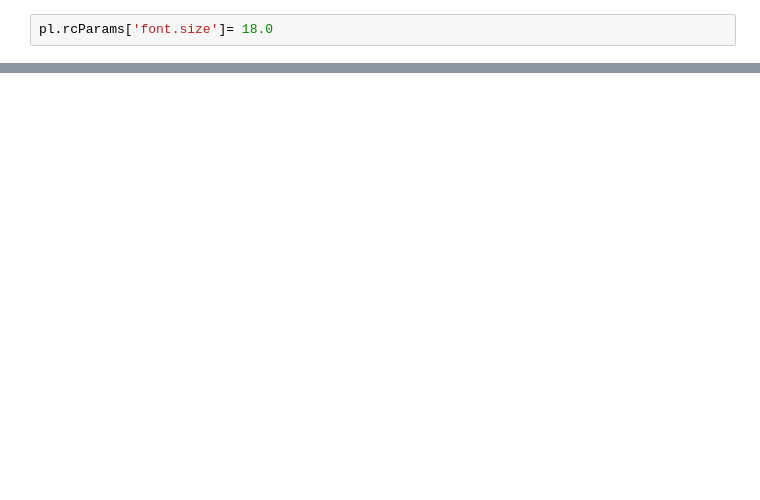
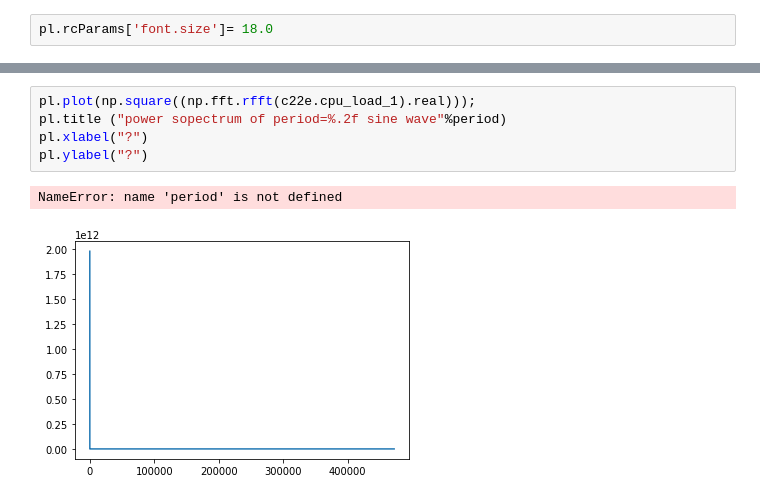
Before and after one commit to sunglyoungKim/TSU-HACK-17, a Jupyter notebook: SONYC_SK.ipynb, the cells around one changed output, grey strips where cells are left out. Drawn from its saved outputs; the diff is of its cells as text; blank space fills up the shorter version.

```diff
--- a/SONYC_SK.ipynb
+++ b/SONYC_SK.ipynb
@@ -55,3 +65,11 @@ bad['time'] = pd.to_datetime(bad.time)
+# %%
+pl.plot(np.square((np.fft.rfft(c22e.cpu_load_1).real)));
+pl.title ("power sopectrum of period=%.2f sine wave"%period)
+pl.xlabel("?")
+pl.ylabel("?")
+# %% [output]
+NameError: name 'period' is not defined
+[figure, added]
 # %%
 fig = figsize(30,10)
 plt.plot(bad.time, bad.TX_packets)
```
Also changed, not shown: parts of 40 cells of this notebook.
